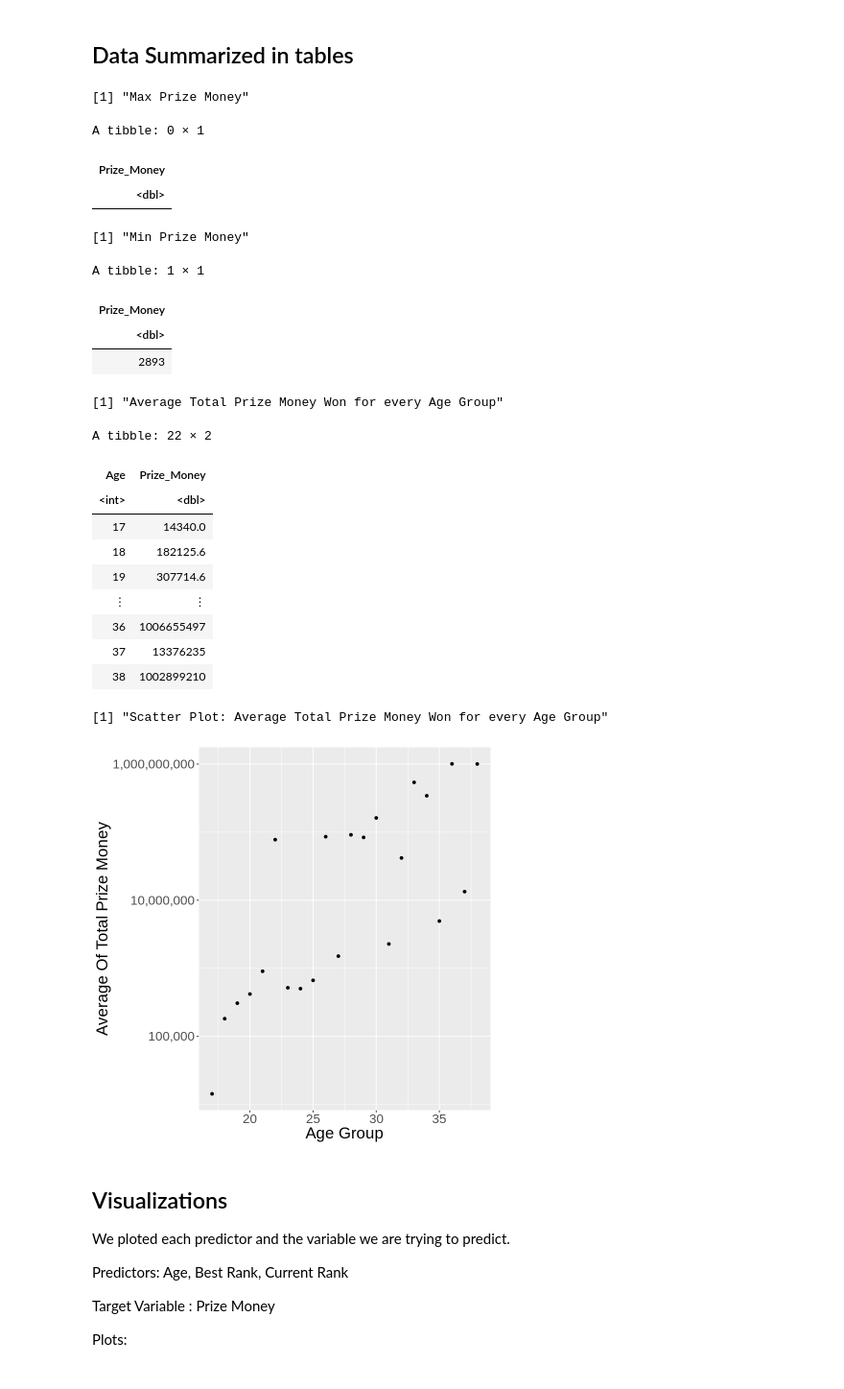
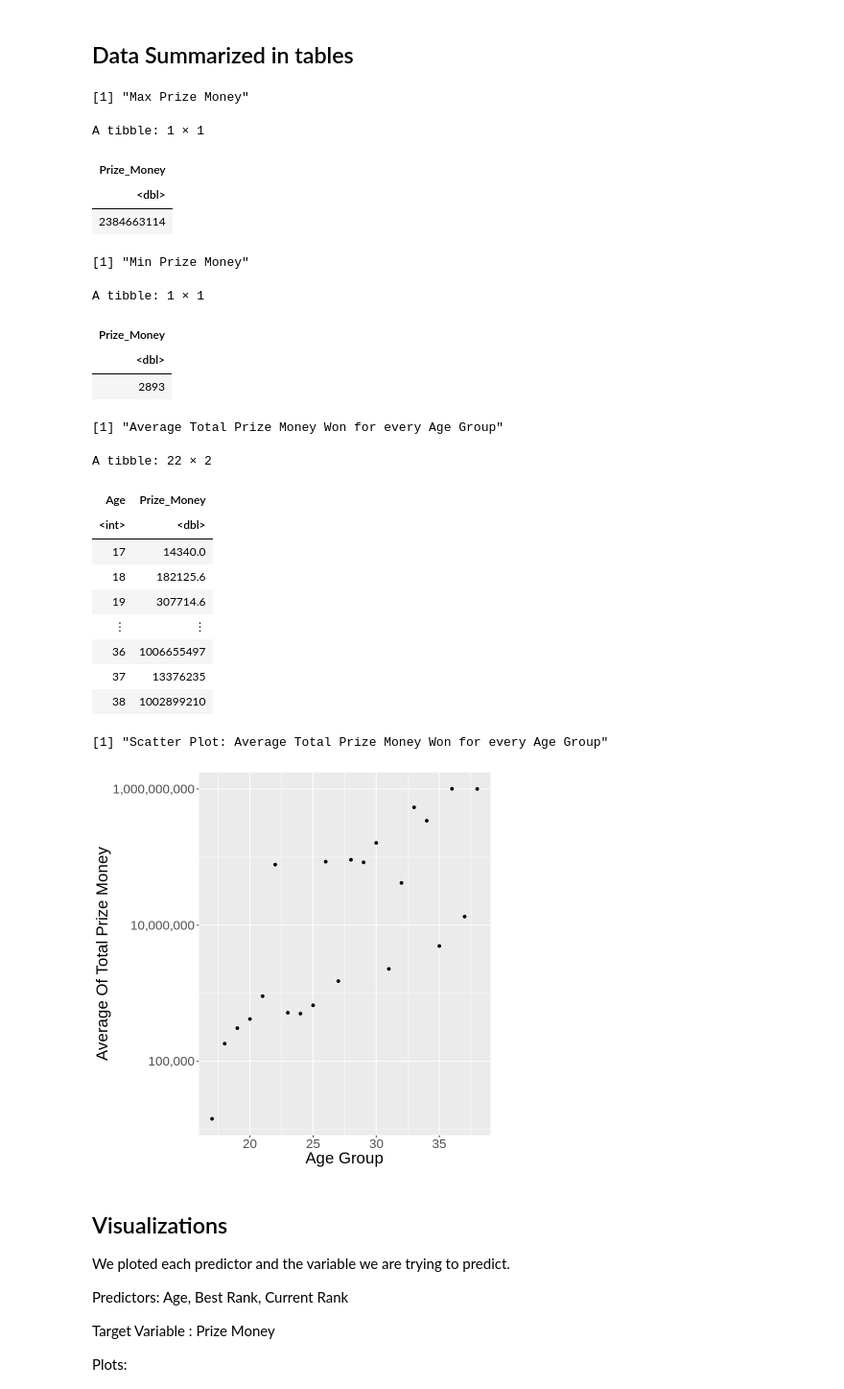
Before and after one commit to HarmanSandhu179/DSCI-100-Group-Project, a Jupyter notebook: group_project_proposal.ipynb, the cells around one changed output. Shown at 96% size. Saved outputs shown, nothing was run; the diff lists cells and outputs as text; code cells hidden in the pictures.

Commit message:
Max prize money error fixed

```diff
--- a/group_project_proposal.ipynb
+++ b/group_project_proposal.ipynb
@@ -96,15 +89,11 @@ player_stats_testing <- testing(player_stats_split)
 ## Data Summarized in tables
 # %%
 #Using only training data, summarize the data in at least one table.
-
-# Minimum and Maximum amount of total prize money won
-
-### YES OR NO??
 
 max_prize_money <- player_stats_training |>
     select(Prize_Money) |>
     arrange(Prize_Money) |>
-    slice(375)
+    slice(312)
 
 print("Max Prize Money")
 max_prize_money
@@ -114,35 +103,35 @@ min_prize_money <- player_stats_training |>
     arrange(Prize_Money) |>
     slice(1)
 
 print("Min Prize Money")
 min_prize_money
 
-### GOOD COPY BELOW (IDEAS ABOVE)!
 
 # Average Total Prize Money Won for every Age group.
 print("Average Total Prize Money Won for every Age Group")
 average_age_prize_money <- player_stats_training |>
     group_by(Age) |>
     summarize(Prize_Money = mean(Prize_Money))
 
 average_age_prize_money
 
 # Scatter plot showing the Average Total Prize Money won for every Age group.
 print("Scatter Plot: Average Total Prize Money Won for every Age Group")
 average_age_prize_money_plot <- average_age_prize_money |>
     ggplot(aes(x = Age, y = Prize_Money)) +
     geom_point() +
     xlab("Age Group") +
     ylab("Average Of Total Prize Money") +
     scale_y_log10(labels = label_comma()) +
     theme(text = element_text(size=20))
 
 average_age_prize_money_plot
 # %% [output]
 [1] "Max Prize Money"
-A tibble: 0 × 1
+A tibble: 1 × 1
 | Prize_Money |
 | <dbl> |
+| 2384663114 |
 [1] "Min Prize Money"
 A tibble: 1 × 1
 | Prize_Money |
```
Also changed, not shown: parts of 1 cell of this notebook.
